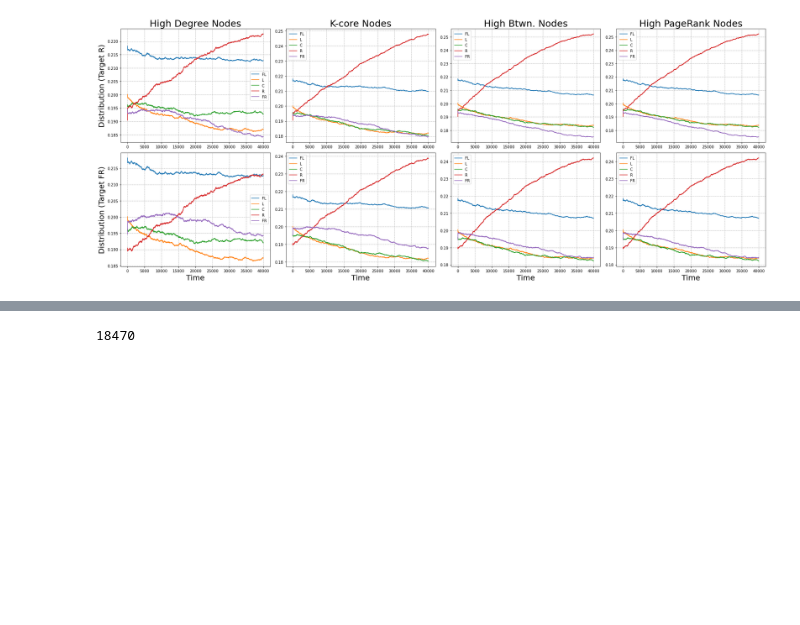
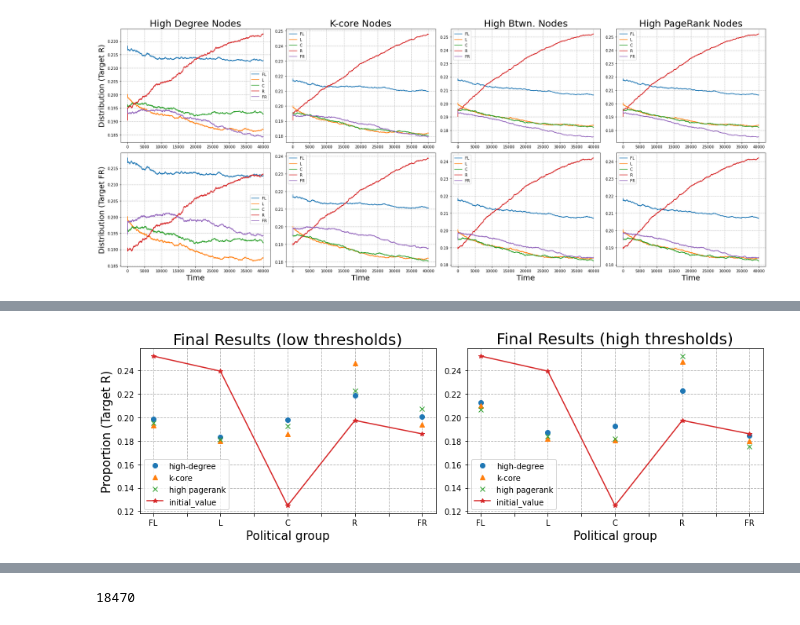
Before and after one commit to nromerodiaz/PhD, a Jupyter notebook: Assignment_2/Assignment_2.ipynb, the cells around one changed output, grey strips where cells are left out. Saved outputs shown, nothing was run; the diff lists cells and outputs as text; code cells hidden in the pictures; blank space fills up the shorter version.

```diff
--- a/Assignment_2/Assignment_2.ipynb
+++ b/Assignment_2/Assignment_2.ipynb
@@ -794,0 +805,3 @@ Name: quintile, dtype: int64
+# %%
+initial_dist_df = pd.DataFrame({'FL': [0.252314], 'L': [0.239445], 'C': [0.124832], 'R': [0.197436], 'FR': [0.185973]})
+initial_dist_df
@@ -1426,0 +1499,12 @@ fig.tight_layout()
+# %%
+suffix = ['_D', '_K', '_PR']
+
+a_3_dfs = [test1, kshell_3_a, prank_4_a]
+a_4_dfs = [degree_4_a, kshell_4_a, prank_4_a]
+
+b_3_dfs = [otra_cosa, kshell_3_b, btwns_3_b, prank_3_b]
+b_4_dfs = [degree_4_b, kshell_4_b, btwns_4_b, prank_4_b]
+
+
+
+df_a3 = pd.concat(a_3_dfs, axis=1)
@@ -1426,0 +1529,4 @@ fig.tight_layout()
+# %%
+df_a3 = pd.concat(a_3_dfs, axis=1)
+df_a3.columns = ['FL_D', 'L_D', 'C_D', 'R_D', 'FR_D', 'FL_K', 'L_K', 'C_K', 'R_K', 'FR_K', 'FL_PR', 'L_PR', 'C_PR', 'R_PR', 'FR_PR']
+df_a3
@@ -1426,0 +1602,36 @@ fig.tight_layout()
+# %%
+deg_cols = ['FL_D', 'L_D', 'C_D', 'R_D', 'FR_D']
+kco_cols = ['FL_K', 'L_K', 'C_K', 'R_K', 'FR_K']
+prk_cols = ['FL_PR', 'L_PR', 'C_PR', 'R_PR', 'FR_PR']
+
+fig, (ax0, ax1) = plt.subplots(nrows=1, ncols=2, figsize=(12, 4))
+
+df_a3.iloc[39999][deg_cols].plot(marker='o', linestyle='none', ax=ax0, label='high-degree')
+df_a3.iloc[39999][kco_cols].plot(marker='^', linestyle='none', ax=ax0, label='k-core')
+df_a3.iloc[39999][prk_cols].plot(marker='x', linestyle='none', ax=ax0, label='high pagerank')
+initial_dist_df.iloc[0].plot(marker='*', ax=ax0, label='initial_value')
+
+df_b3.iloc[39999][deg_cols].plot(marker='o', linestyle='none', ax=ax1, label='high-degree')
+df_b3.iloc[39999][kco_cols].plot(marker='^', linestyle='none', ax=ax1, label='k-core')
+df_b3.iloc[39999][prk_cols].plot(marker='x', linestyle='none', ax=ax1, label='high pagerank')
+initial_dist_df.iloc[0].plot(marker='*', ax=ax1, label='initial_value')
+
+ax0.set_title('Final Results (low thresholds)', fontsize=20)
+ax1.set_title('Final Results (high thresholds)', fontsize=20)
+
+ax0.set_ylabel('Proportion (Target R)', fontsize=15)
+ax0.set_xlabel('Political group', fontsize=15)
+ax1.set_xlabel('Political group', fontsize=15)
+
+ax0.grid(linestyle='--')
+ax1.grid(linestyle='--')
+
+ax0.legend()
+ax1.legend()
+
+#plt.legend()
+fig.tight_layout()
+
+plt.savefig('results_targetR.svg')
+# %% [output]
+[figure, added]
```
Also changed, not shown: parts of 25 cells of this notebook.
